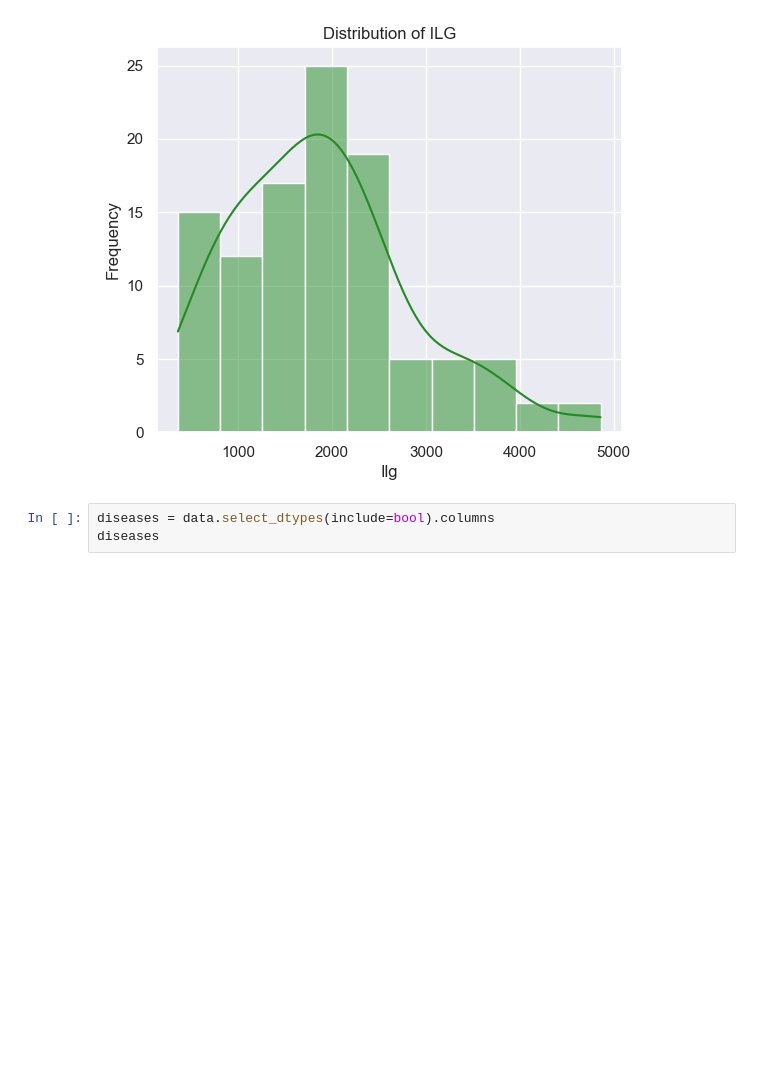
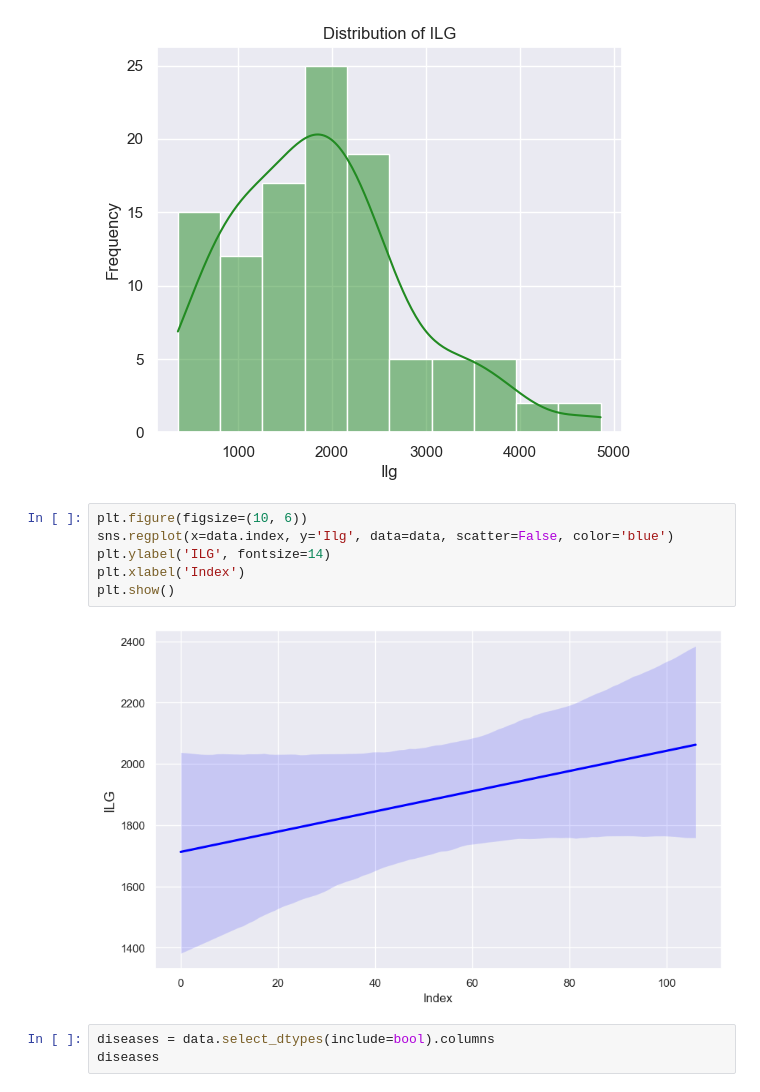
Before and after one commit to serize02/LGI-predictor, a Jupyter notebook: notebooks/00-initial-data-exploration.ipynb, the cells around one changed output. Saved outputs shown, nothing was run; the diff lists cells and outputs as text; blank space fills up the shorter version.

```diff
--- a/notebooks/00-initial-data-exploration.ipynb
+++ b/notebooks/00-initial-data-exploration.ipynb
@@ -37,6 +37,14 @@ plt.ylabel('Frequency')
 # %% [output]
 Text(0, 0.5, 'Frequency')
 [figure]
+# %%
+plt.figure(figsize=(10, 6))
+sns.regplot(x=data.index, y='Ilg', data=data, scatter=False, color='blue')
+plt.ylabel('ILG', fontsize=14)
+plt.xlabel('Index')
+plt.show()
+# %% [output]
+[figure, added]
 # %%
 diseases = data.select_dtypes(include=bool).columns
 diseases
```
Also changed, not shown: parts of 17 cells of this notebook, 8 other files.
